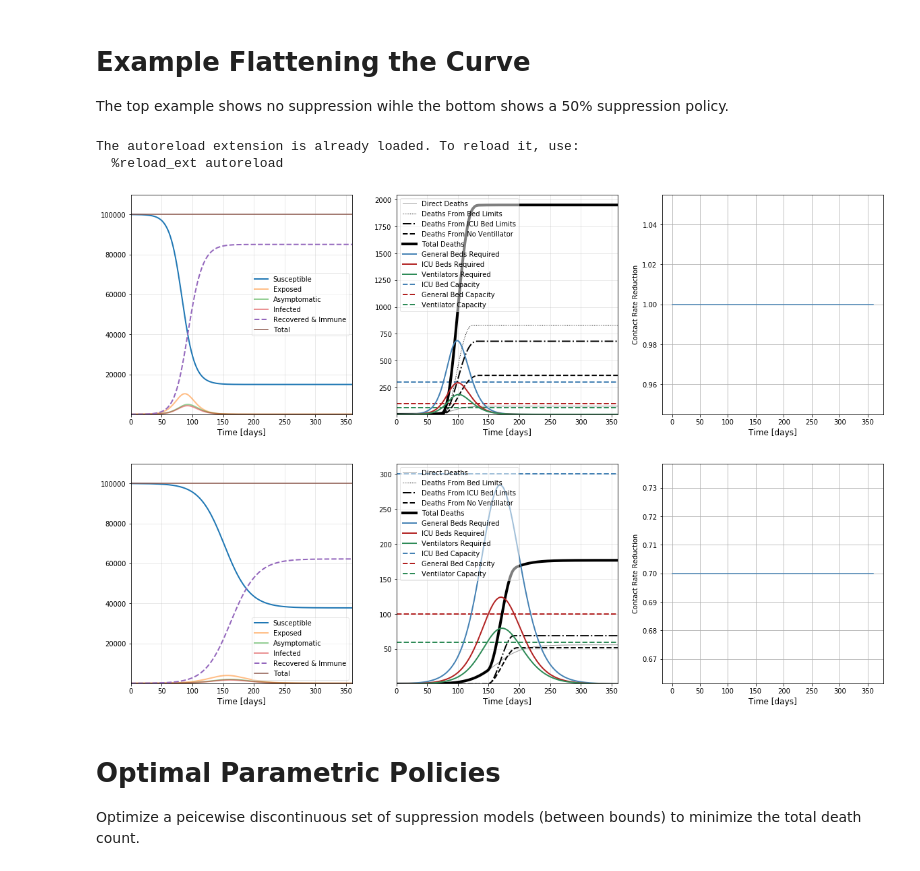
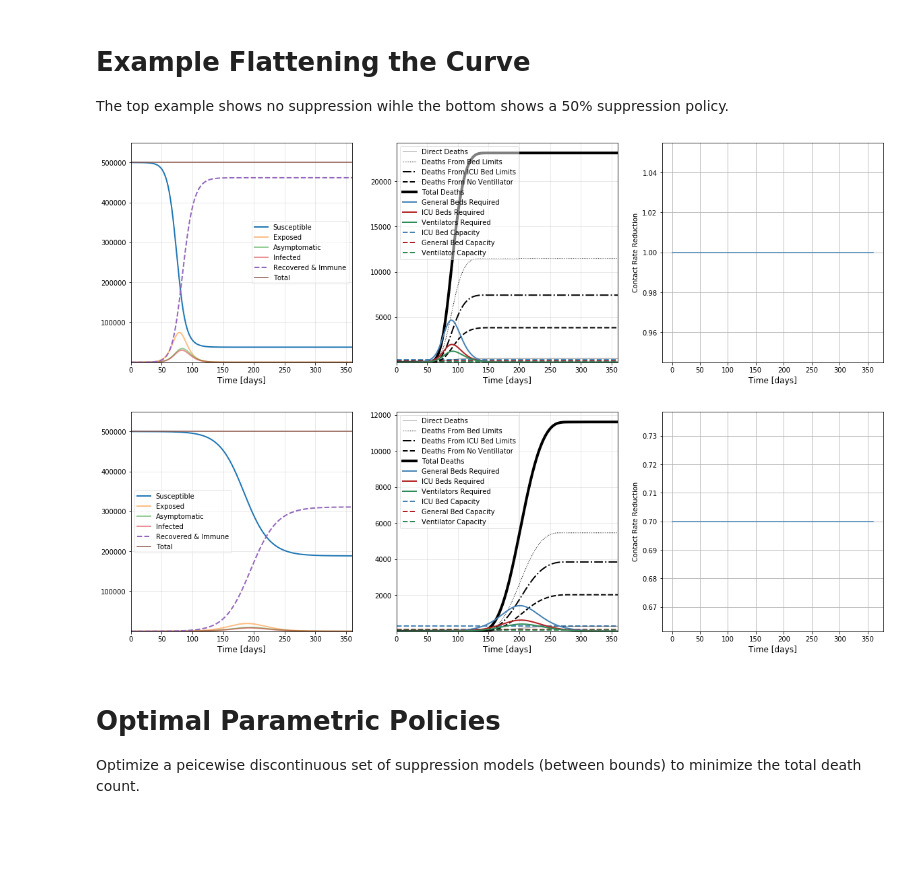
Before and after one commit to erccarls/county_covid_seir_models, a Jupyter notebook: notebooks/SIR.ipynb, the cells around one changed output. Drawn from its saved outputs; the diff is of its cells as text; code cells hidden in the pictures; blank space fills up the shorter version.

```diff
--- a/notebooks/SIR.ipynb
+++ b/notebooks/SIR.ipynb
@@ -9,40 +9,39 @@ import sys
 
 import numpy as np
 from pyseir.models.seir_model import SEIRModel
 from pyseir.models.suppression_policies import generate_triggered_suppression_model
 import matplotlib.pyplot as plt
 
 n_days = 360
 t_list = np.linspace(0, n_days, n_days)
 suppression_policy = generate_triggered_suppression_model(t_list=t_list, lockdown_days=1, open_days=0, reduction=1)
 
 
 model = SEIRModel(
-    N=100000,
+    N=500000,
+    R0=3,
     A_initial=5,
     I_initial=5,
     t_list=t_list,
     suppression_policy=suppression_policy)
 
 model.run()
 model.plot_results(y_scale='linear')
 
 
-suppression_policy = generate_triggered_suppression_model(t_list=t_list, lockdown_days=1000, open_days=1, reduction=.7)
+suppression_policy = generate_triggered_suppression_model(t_list=t_list, lockdown_days=2000, open_days=0, reduction=.7)
 model = SEIRModel(
-    N=100000,
+    N=500000,
     A_initial=5,
     I_initial=5,
     t_list=t_list,
     suppression_policy=suppression_policy)
 
 model.run()
 model.plot_results(y_scale='linear')
 # %% [output]
-The autoreload extension is already loaded. To reload it, use:
-  %reload_ext autoreload
-[figure, old version]
+[figure, new version]
-[figure, old version]
+[figure, new version]
 # %% [markdown]
 # Optimal Parametric Policies
 Optimize a peicewise discontinuous set of suppression models (between bounds) to minimize the total death count.
```
Also changed, not shown: parts of 5 cells of this notebook, 3 other files.
